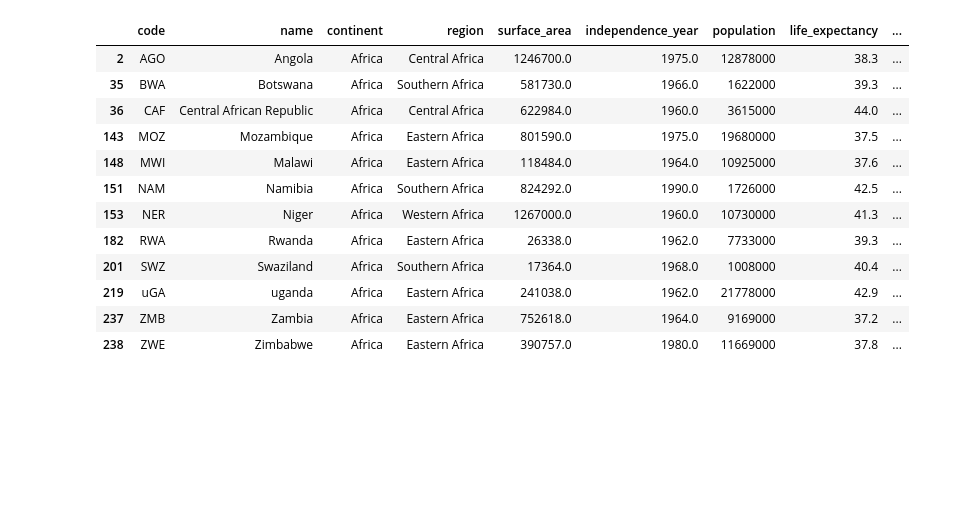
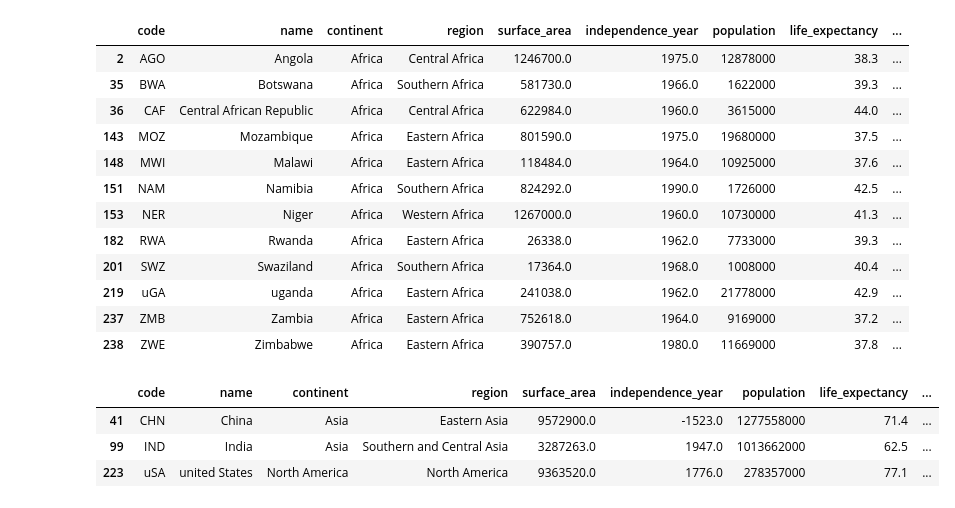
Before and after one commit to VictoriaTeCa/retouno, a Jupyter notebook: retofinal.ipynb, the cells around one changed output. Saved outputs shown, nothing was run; the diff lists cells and outputs as text; code cells hidden in the pictures; blank space fills up the shorter version.

Commit message:
outliers con population

```diff
--- a/retofinal.ipynb
+++ b/retofinal.ipynb
@@ -123,3 +123,15 @@ outliers_2
 | 219 | uGA | uganda | Africa | Eastern Africa | 241038.0 | 1962.0 | 21778000 | 42.9 | ... |
 | 237 | ZMB | Zambia | Africa | Eastern Africa | 752618.0 | 1964.0 | 9169000 | 37.2 | ... |
 | 238 | ZWE | Zimbabwe | Africa | Eastern Africa | 390757.0 | 1980.0 | 11669000 | 37.8 | ... |
+# %%
+#outliers con la columna de la variable de population.
+y=data["population"]
+Limite_Superior3= y.mean() + 2*y.std()
+Limite_Inferior3= y.mean() - 2*y.std()
+outliers_3= data[(y>Limite_Superior3)|(y<Limite_Inferior3)]
+outliers_3
+# %% [output]
+|  | code | name | continent | region | surface_area | independence_year | population | life_expectancy | ... |
+| 41 | CHN | China | Asia | Eastern Asia | 9572900.0 | -1523.0 | 1277558000 | 71.4 | ... |
+| 99 | IND | India | Asia | Southern and Central Asia | 3287263.0 | 1947.0 | 1013662000 | 62.5 | ... |
+| 223 | uSA | united States | North America | North America | 9363520.0 | 1776.0 | 278357000 | 77.1 | ... |
```
